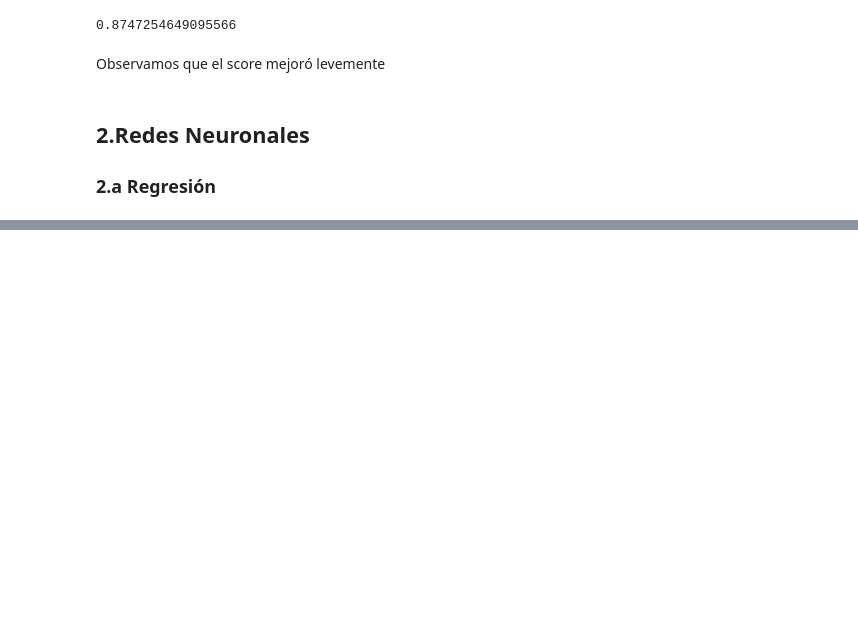
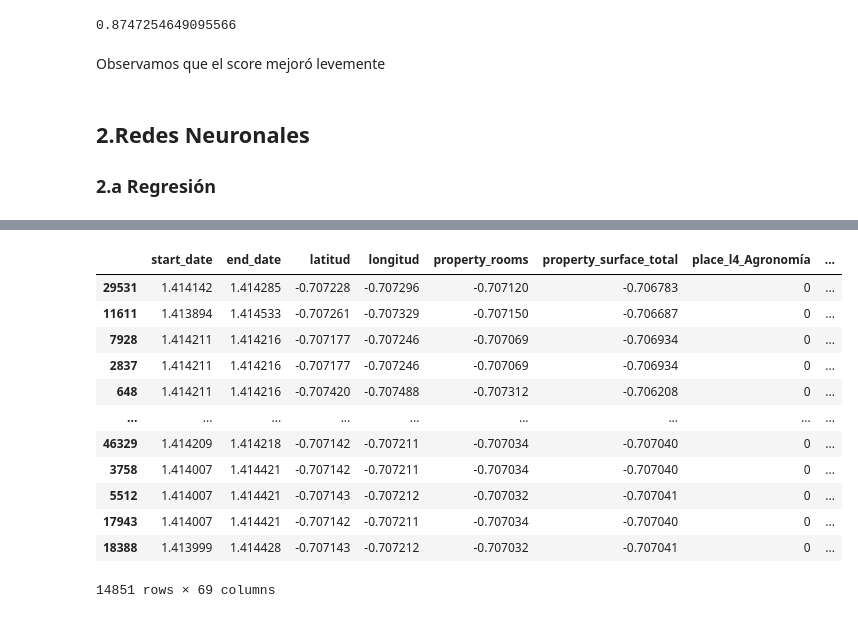
Before and after one commit to valencorrea/7506R-2C2022-GRUPO14-TP2, a Jupyter notebook: 7506R_TP1_GRUPO14_ENTREGA.ipynb, the cells around one changed output, grey strips where cells are left out. Drawn from its saved outputs; the diff is of its cells as text; code cells hidden in the pictures; blank space fills up the shorter version.

```diff
--- a/7506R_TP1_GRUPO14_ENTREGA.ipynb
+++ b/7506R_TP1_GRUPO14_ENTREGA.ipynb
@@ -619,0 +681,17 @@ import visualkeras
+# %%
+y_train = pd.get_dummies(y_train, columns=['tipo_precio_3'], drop_first=False)
+test
+# %% [output]
+|  | start_date | end_date | latitud | longitud | property_rooms | property_surface_total | place_l4_Agronomía | ... |
+| 29531 | 1.414142 | 1.414285 | -0.707228 | -0.707296 | -0.707120 | -0.706783 | 0 | ... |
+| 11611 | 1.413894 | 1.414533 | -0.707261 | -0.707329 | -0.707150 | -0.706687 | 0 | ... |
+| 7928 | 1.414211 | 1.414216 | -0.707177 | -0.707246 | -0.707069 | -0.706934 | 0 | ... |
+| 2837 | 1.414211 | 1.414216 | -0.707177 | -0.707246 | -0.707069 | -0.706934 | 0 | ... |
+| 648 | 1.414211 | 1.414216 | -0.707420 | -0.707488 | -0.707312 | -0.706208 | 0 | ... |
+| ... | ... | ... | ... | ... | ... | ... | ... | ... |
+| 46329 | 1.414209 | 1.414218 | -0.707142 | -0.707211 | -0.707034 | -0.707040 | 0 | ... |
+| 3758 | 1.414007 | 1.414421 | -0.707142 | -0.707211 | -0.707034 | -0.707040 | 0 | ... |
+| 5512 | 1.414007 | 1.414421 | -0.707143 | -0.707212 | -0.707032 | -0.707041 | 0 | ... |
+| 17943 | 1.414007 | 1.414421 | -0.707142 | -0.707211 | -0.707034 | -0.707040 | 0 | ... |
+| 18388 | 1.413999 | 1.414428 | -0.707143 | -0.707212 | -0.707032 | -0.707041 | 0 | ... |
+14851 rows × 69 columns
```
Also changed, not shown: parts of 15 cells of this notebook.
